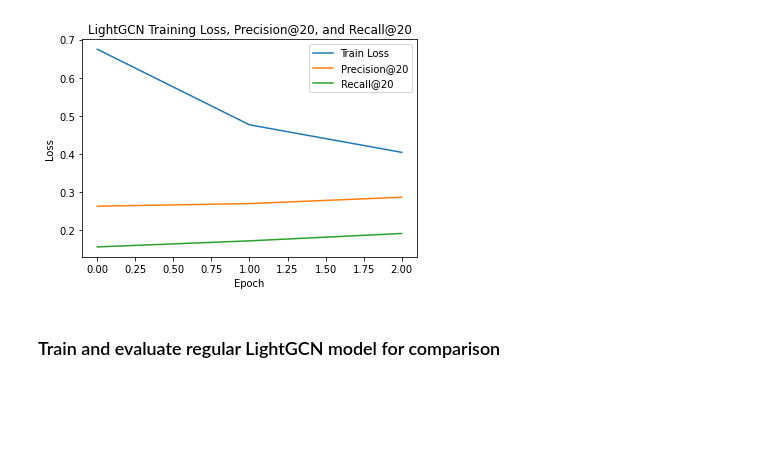
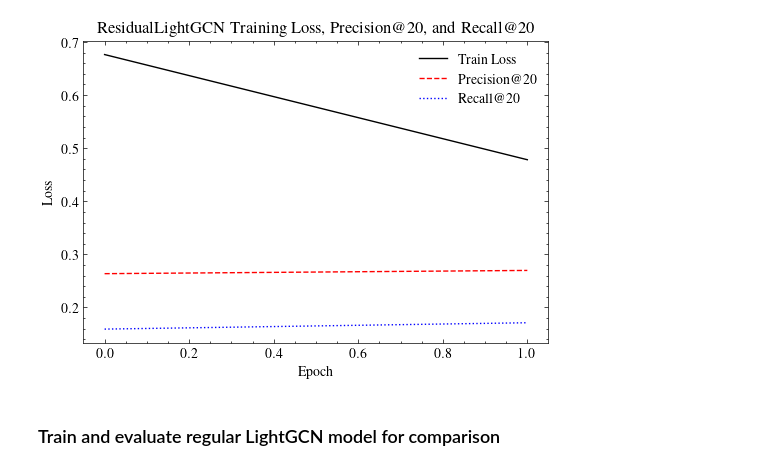
Before and after one commit to Matthijs-Vossen/ResidualLightGCN, a Jupyter notebook: ResidualLightGCN.ipynb, the cells around one changed output. Cells and saved outputs as stored; diff of their text form; code cells hidden in the pictures; blank space fills up the shorter version.

Commit message:
Updated graph formatting

```diff
--- a/ResidualLightGCN.ipynb
+++ b/ResidualLightGCN.ipynb
@@ -218,14 +215,18 @@ train_loader = torch.utils.data.DataLoader(
     batch_size=batch_size,
 )
 
-model = ResidualLightGCN(
+embedding_dim=64
+num_layers=2
+lr = 0.001
+
+RLightGCN = ResidualLightGCN(
     num_nodes=data.num_nodes,
-    embedding_dim=64,
-    num_layers=2,
+    embedding_dim=embedding_dim,
+    num_layers=num_layers,
 ).to(device)
-optimizer = torch.optim.Adam(model.parameters(), lr=0.001)
+optimizer = torch.optim.Adam(RLightGCN.parameters(), lr=lr)
 # %%
-def train():
+def train(model: torch.nn.Module):
     model.train()
     total_loss = total_examples = 0
 
@@ -258,7 +259,7 @@ def train():
     return total_loss / total_examples
 
 @torch.no_grad()
-def test(k: int):
+def test(model: torch.nn.Module, k: int):
     model.eval()
     embeddings_per_layer = model.get_embeddings_per_layer(data.edge_index)
     num_layers = len(embeddings_per_layer)
@@ -296,14 +297,17 @@ losses = []
 precisions = []
 recalls = []
 
-n_epochs = 50
+n_epochs = 2
+k = 20
 
 for epoch in range(1, n_epochs + 1):
-    loss = train()
-    precision, recall = test(k=20)
-    print(f'Epoch: {epoch:03d}, Train Loss: {loss:.4f}, Precision@20: '
-          f'{precision:.4f}, Recall@20: {recall:.4f}')
+    loss = train(model=RLightGCN)
+    precision, recall = test(model=RLightGCN, k=k)
+    print(f'Epoch: {epoch:03d}, Train Loss: {loss:.4f}, Precision@{k}: '
+          f'{precision:.4f}, Recall@{k}: {recall:.4f}')
     losses.append(loss)
     precisions.append(precision)
     recalls.append(recall)
+
+torch.save(RLightGCN.state_dict(), 'ResidualLightGCN.pth')
 # %% [output]
@@ -313,16 +316,22 @@ Epoch: 003, Train Loss: 0.4047, Precision@20: 0.2870, Recall@20: 0.1921
 # %%
 import matplotlib.pyplot as plt
+import scienceplots
 
+dpi=100
+
+plt.style.use(['science', 'ieee'])
+plt.figure(dpi=dpi)
 plt.plot(losses, label='Train Loss')
-plt.plot(precisions, label='Precision@20')
-plt.plot(recalls, label='Recall@20')
+plt.plot(precisions, label=f'Precision@{k}')
+plt.plot(recalls, label=f'Recall@{k}')
 plt.xlabel('Epoch')
 plt.ylabel('Loss')
-plt.title('LightGCN Training Loss, Precision@20, and Recall@20')
+plt.title(f'ResidualLightGCN Training Loss, Precision@{k}, and Recall@{k}')
 plt.legend()
+#plt.savefig('../Results/residuallightgcn.png', dpi=300, bbox_inches='tight')
 plt.show()
 # %% [output]
-[figure, old version]
+[figure, new version]
 # %% [markdown]
 ### Train and evaluate regular LightGCN model for comparison
 # %%
```
Also changed, not shown: parts of 6 cells of this notebook.
